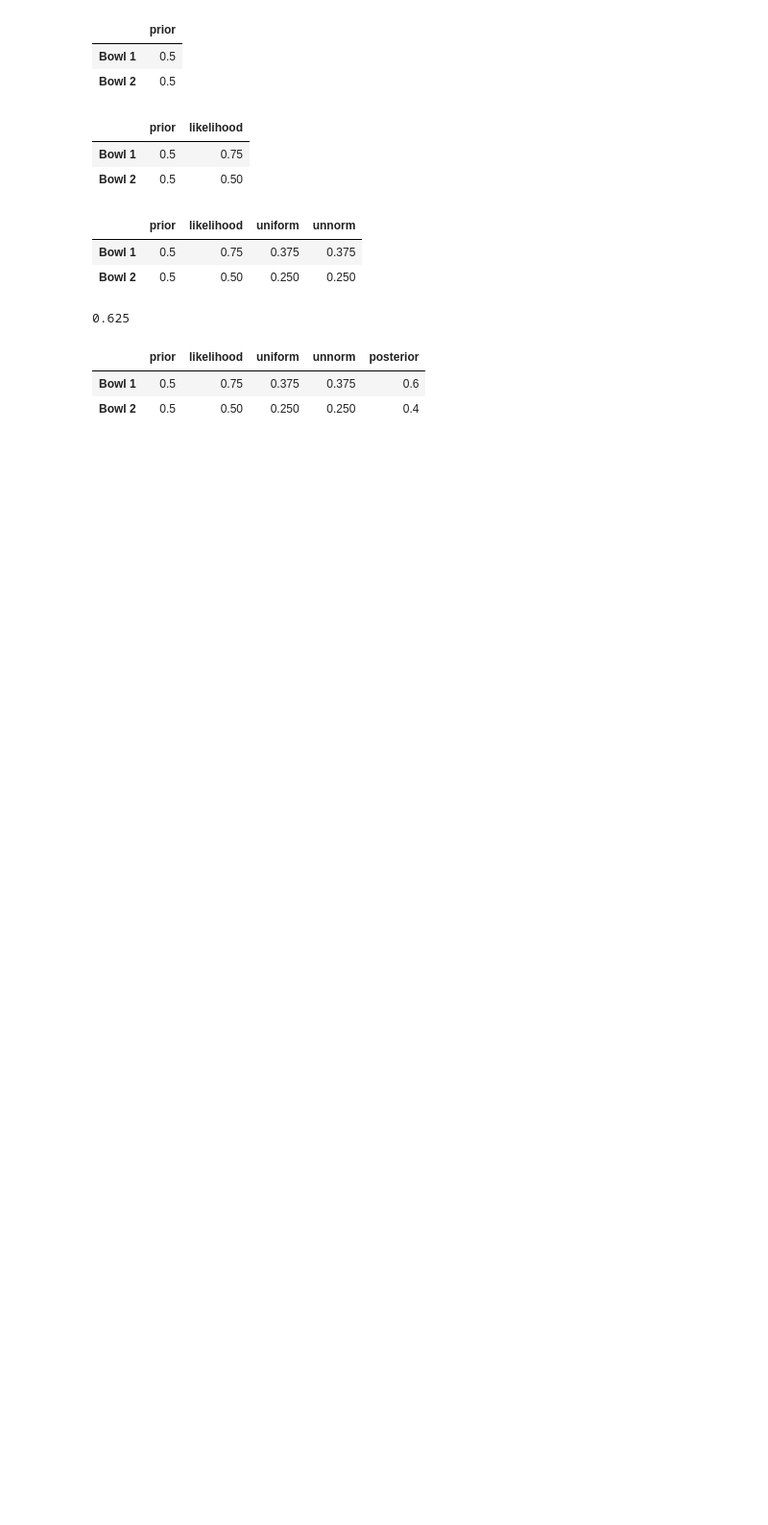
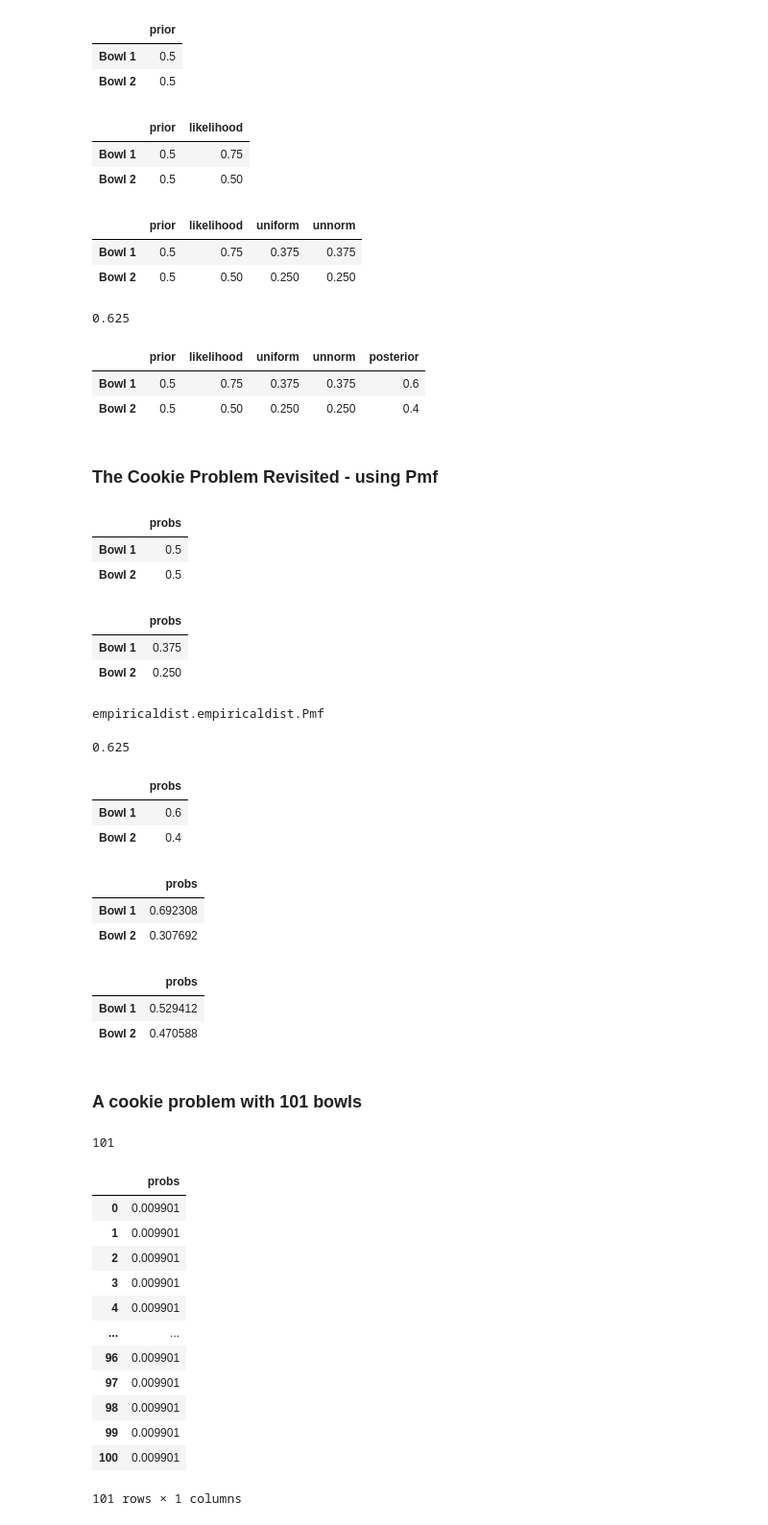
Before and after one commit to danhphan/dive-into-ml, a Jupyter notebook: 50_bayes_cookie.ipynb, the cells around one changed output. Shown: that part at 96% size. Drawn from its saved outputs; the diff is of its cells as text; code cells hidden in the pictures; blank space fills up the shorter version.

```diff
--- a/50_bayes_cookie.ipynb
+++ b/50_bayes_cookie.ipynb
@@ -36,3 +36,5 @@ table
 |  | prior | likelihood | uniform | unnorm | posterior |
 | Bowl 1 | 0.5 | 0.75 | 0.375 | 0.375 | 0.6 |
 | Bowl 2 | 0.5 | 0.50 | 0.250 | 0.250 | 0.4 |
+# %% [markdown]
+### The Cookie Problem Revisited - using Pmf
@@ -38,0 +43,51 @@ table
+# %%
+prior = Pmf.from_seq(['Bowl 1', 'Bowl 2'])
+prior
+# %% [output]
+|  | probs |
+| Bowl 1 | 0.5 |
+| Bowl 2 | 0.5 |
+# %%
+# Drawing a vanilla cookie
+likelihood_vanilla = [0.75, 0.5]
+posterior = prior * likelihood_vanilla
+posterior
+# %% [output]
+|  | probs |
+| Bowl 1 | 0.375 |
+| Bowl 2 | 0.250 |
+# %%
+type(posterior)
+# %% [output]
+empiricaldist.empiricaldist.Pmf
+# %%
+posterior.normalize()
+# %% [output]
+0.625
+# %%
+posterior
+# %% [output]
+|  | probs |
+| Bowl 1 | 0.6 |
+| Bowl 2 | 0.4 |
+# %%
+# Drawing once more vanilla cookie
+posterior *= likelihood_vanilla
+posterior.normalize()
+posterior
+# %% [output]
+|  | probs |
+| Bowl 1 | 0.692308 |
+| Bowl 2 | 0.307692 |
+# %%
+# What if drawing and get a chocolate cookie
+likelihood_chocolate = [0.25, 0.5]
+posterior *= likelihood_chocolate
+posterior.normalize()
+posterior
+# %% [output]
+|  | probs |
+| Bowl 1 | 0.529412 |
+| Bowl 2 | 0.470588 |
+# %% [markdown]
+### A cookie problem with 101 bowls
@@ -38,0 +96,23 @@ table
+# %%
+# Probs of vanilla cookies are from 0% to 100% from Bowl 0 to Bowl 100
+hypos = np.arange(101)
+prior = Pmf(1,hypos) # OR Pmf.from_seq(hypos)
+prior.normalize()
+# %% [output]
+101
+# %%
+prior
+# %% [output]
+|  | probs |
+| 0 | 0.009901 |
+| 1 | 0.009901 |
+| 2 | 0.009901 |
+| 3 | 0.009901 |
+| 4 | 0.009901 |
+| ... | ... |
+| 96 | 0.009901 |
+| 97 | 0.009901 |
+| 98 | 0.009901 |
+| 99 | 0.009901 |
+| 100 | 0.009901 |
+101 rows × 1 columns
```
Also changed, not shown: parts of 11 cells of this notebook.
